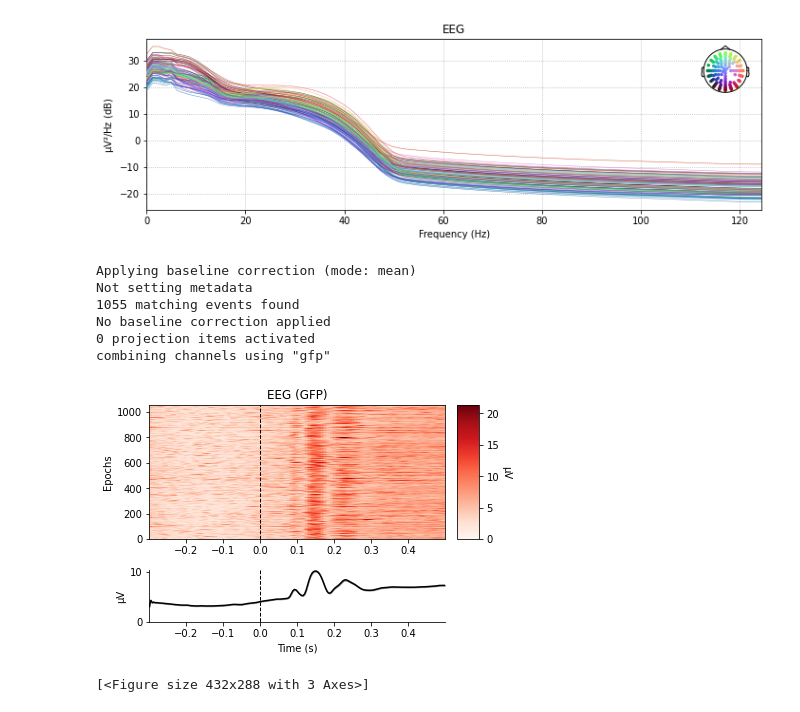
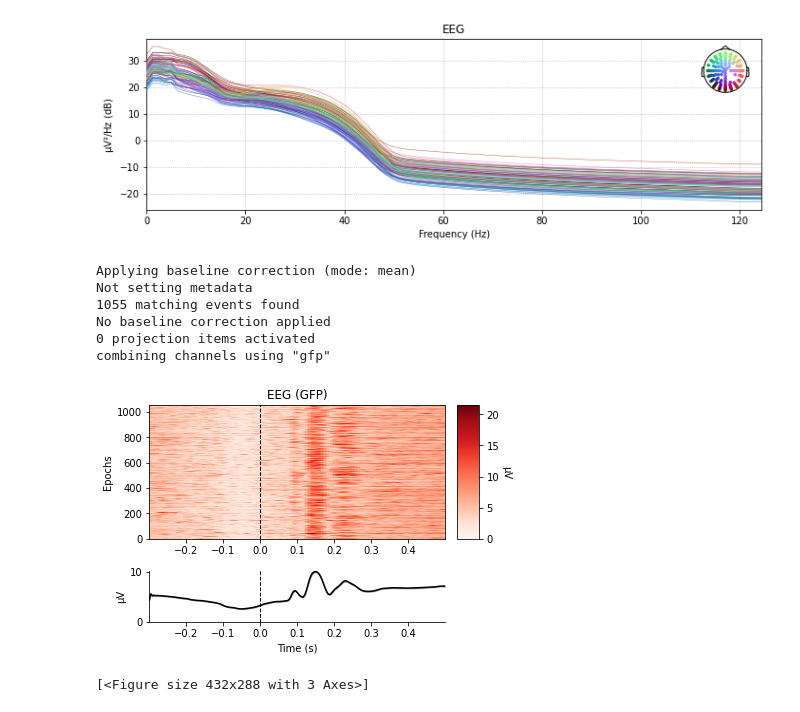
Before and after one commit to ibehave-ibots/iBOTS-Tools, a Jupyter notebook: learning-projects/mne.ipynb, the cells around one changed output. Cells and saved outputs as stored; diff of their text form; code cells hidden in the pictures.

Commit message:
other plots (no analysis)

```diff
--- a/learning-projects/mne.ipynb
+++ b/learning-projects/mne.ipynb
@@ -193,13 +195,13 @@ Averaging across epochs...
 [figure]
 [figure]
 # %%
-limo_epochs.apply_baseline().plot_image()
+limo_epochs.apply_baseline((-0.1, 0.0)).plot_image()
 # %% [output]
 Applying baseline correction (mode: mean)
 Not setting metadata
 1055 matching events found
 No baseline correction applied
 0 projection items activated
 combining channels using "gfp"
-[figure, old version]
+[figure, new version]
 [<Figure size 432x288 with 3 Axes>]
```
Also changed, not shown: parts of 10 cells of this notebook.
